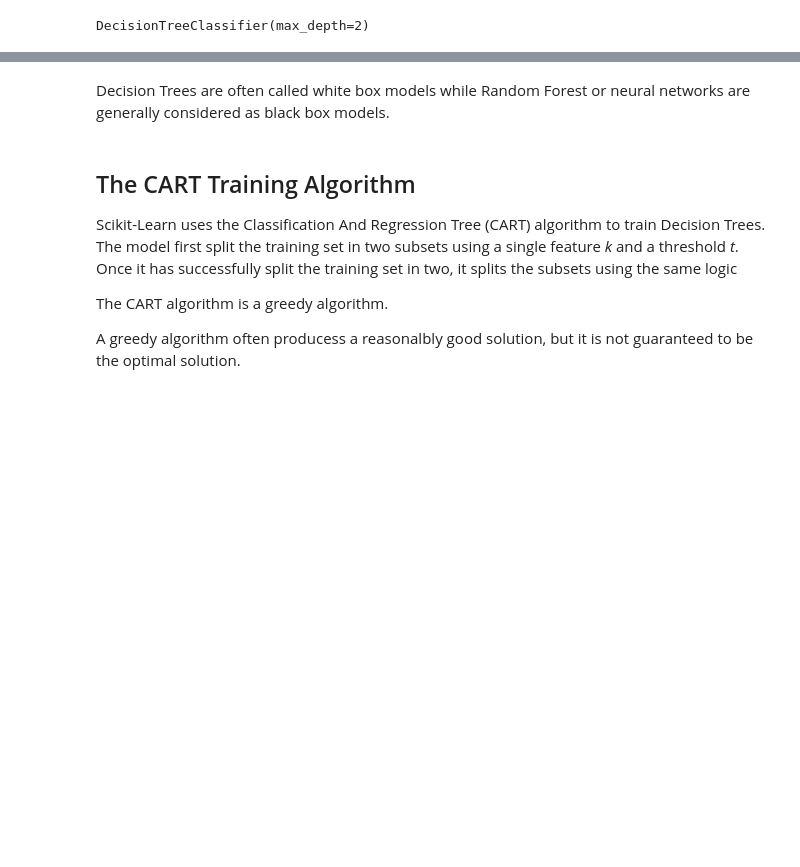
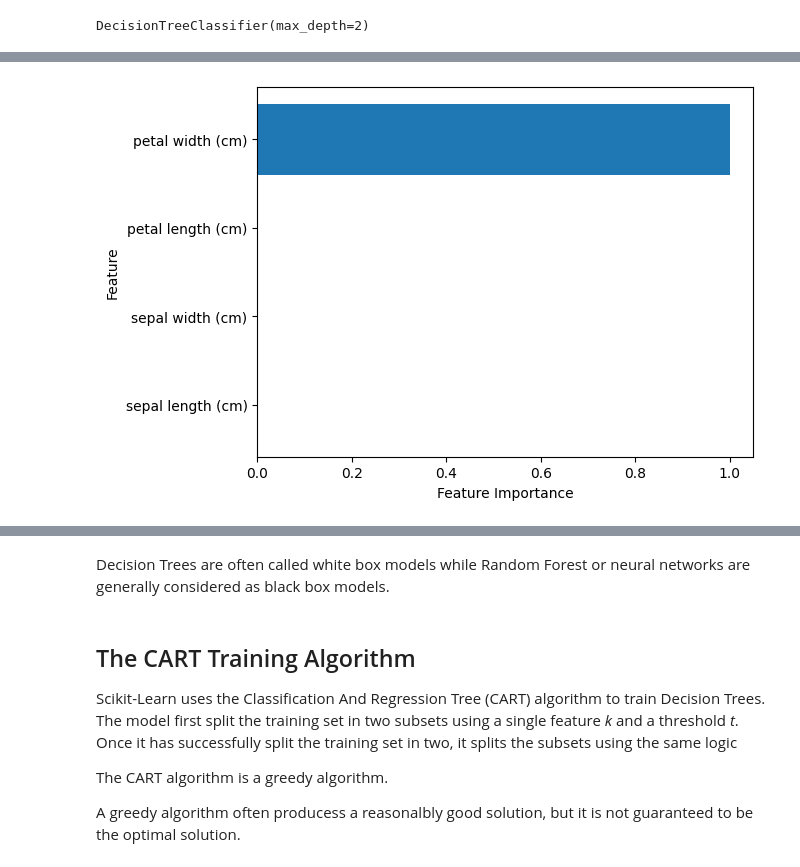
Before and after one commit to macorony/Machine_Learning_Basics, a Jupyter notebook: Supervised_Machine_Learning_Algorithms.ipynb, the cells around one changed output, grey strips where cells are left out. Drawn from its saved outputs; the diff is of its cells as text; code cells hidden in the pictures; blank space fills up the shorter version.

```diff
--- a/Supervised_Machine_Learning_Algorithms.ipynb
+++ b/Supervised_Machine_Learning_Algorithms.ipynb
@@ -617,8 +699,9 @@ Decision Trees require very little data preparation. In particular, They don't r
 from sklearn.datasets import load_iris
 from sklearn.tree import DecisionTreeClassifier
 from sklearn.tree import export_graphviz
+import graphviz
 iris = load_iris()
-X = iris.data[:, 2:]
+X = iris.data
 y = iris.target
 tree_clf = DecisionTreeClassifier(max_depth=2)
 tree_clf.fit(X, y)
@@ -633,0 +730,10 @@ export_graphviz(tree_clf, out_file='iris_tree.dot',
+# %%
+# Feature important in trees
+n_feature = iris.data.shape[1]
+plt.barh(range(n_feature), tree_clf.feature_importances_, align='center')
+plt.yticks(range(n_feature), iris.feature_names)
+plt.xlabel('Feature Importance')
+plt.ylabel('Feature')
+plt.show()
+# %% [output]
+[figure, added]
```
Also changed, not shown: parts of 14 cells of this notebook.
